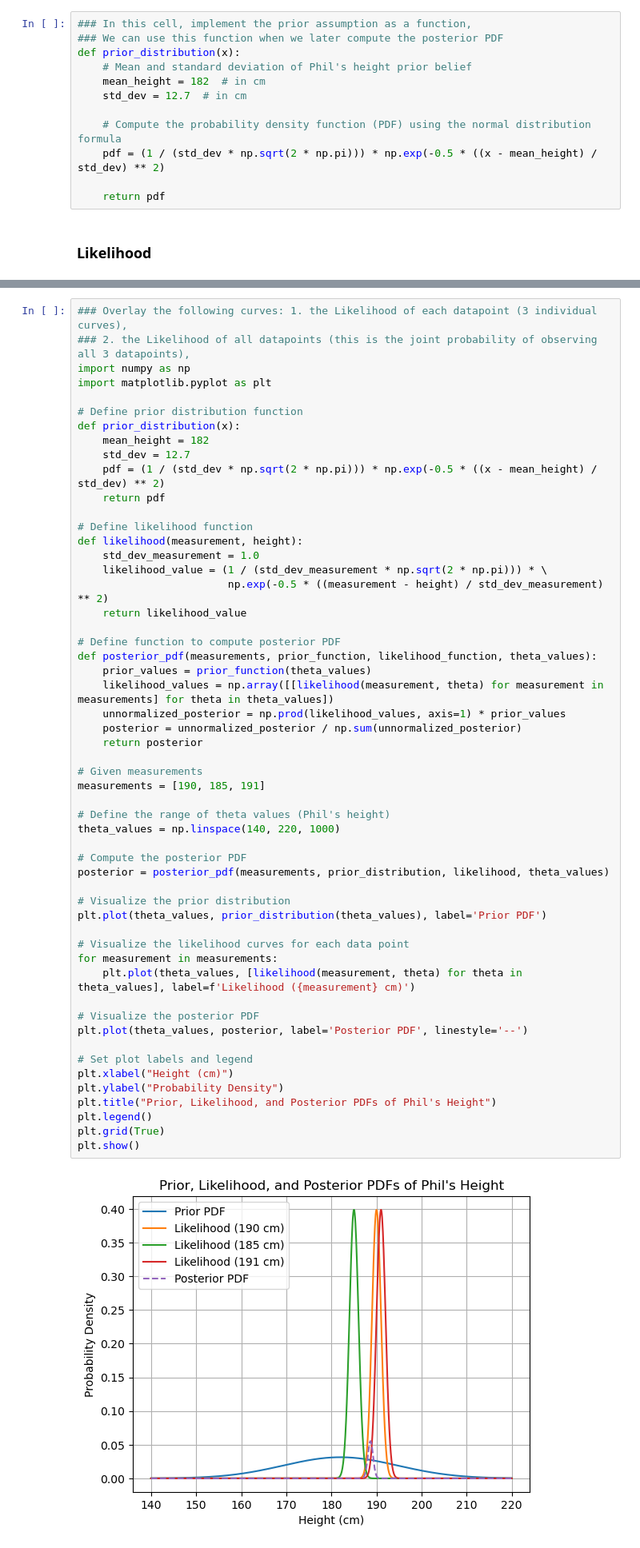
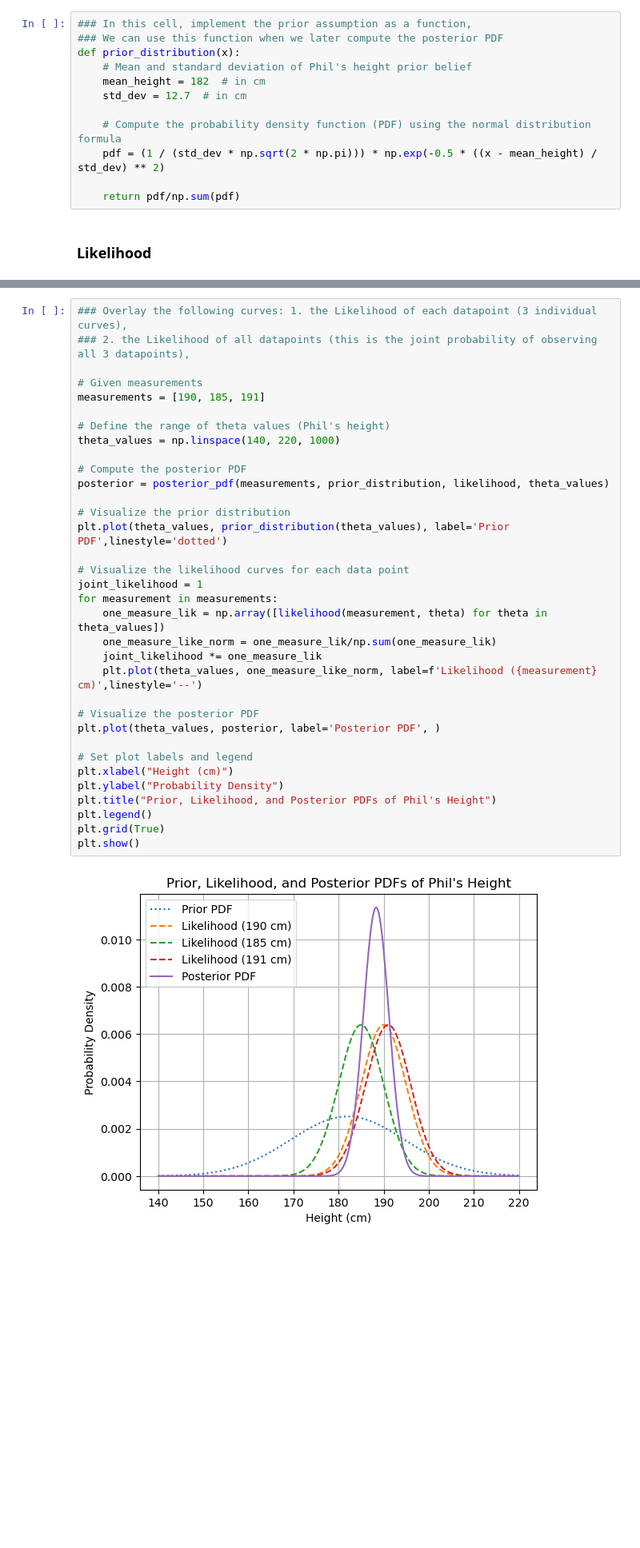
Before and after one commit to emcarthur123/BayesianPrimer, a Jupyter notebook: first_posterior_PDF.ipynb, the cells around one changed output, grey strips where cells are left out. Shown: that part at 80% size. Saved outputs shown, nothing was run; the diff lists cells and outputs as text; blank space fills up the shorter version.

```diff
--- a/first_posterior_PDF.ipynb
+++ b/first_posterior_PDF.ipynb
@@ -40,7 +55,7 @@ def prior_distribution(x):
     # Compute the probability density function (PDF) using the normal distribution formula
     pdf = (1 / (std_dev * np.sqrt(2 * np.pi))) * np.exp(-0.5 * ((x - mean_height) / std_dev) ** 2)
 
-    return pdf
+    return pdf/np.sum(pdf)
 # %% [markdown]
 ### Likelihood
 # %% [markdown]
@@ -128,56 +111,36 @@ measurements = [190, 185, 191]
 # %%
 ### Overlay the following curves: 1. the Likelihood of each datapoint (3 individual curves),
 ### 2. the Likelihood of all datapoints (this is the joint probability of observing all 3 datapoints),
-import numpy as np
-import matplotlib.pyplot as plt
-
-# Define prior distribution function
-def prior_distribution(x):
-    mean_height = 182
-    std_dev = 12.7
-    pdf = (1 / (std_dev * np.sqrt(2 * np.pi))) * np.exp(-0.5 * ((x - mean_height) / std_dev) ** 2)
-    return pdf
-
-# Define likelihood function
-def likelihood(measurement, height):
-    std_dev_measurement = 1.0
-    likelihood_value = (1 / (std_dev_measurement * np.sqrt(2 * np.pi))) * \
-                        np.exp(-0.5 * ((measurement - height) / std_dev_measurement) ** 2)
-    return likelihood_value
-
-# Define function to compute posterior PDF
-def posterior_pdf(measurements, prior_function, likelihood_function, theta_values):
-    prior_values = prior_function(theta_values)
-    likelihood_values = np.array([[likelihood(measurement, theta) for measurement in measurements] for theta in theta_values])
-    unnormalized_posterior = np.prod(likelihood_values, axis=1) * prior_values
-    posterior = unnormalized_posterior / np.sum(unnormalized_posterior)
-    return posterior
 
 # Given measurements
 measurements = [190, 185, 191]
 
 # Define the range of theta values (Phil's height)
 theta_values = np.linspace(140, 220, 1000)
 
 # Compute the posterior PDF
 posterior = posterior_pdf(measurements, prior_distribution, likelihood, theta_values)
 
 # Visualize the prior distribution
-plt.plot(theta_values, prior_distribution(theta_values), label='Prior PDF')
+plt.plot(theta_values, prior_distribution(theta_values), label='Prior PDF',linestyle='dotted')
 
 # Visualize the likelihood curves for each data point
+joint_likelihood = 1
 for measurement in measurements:
-    plt.plot(theta_values, [likelihood(measurement, theta) for theta in theta_values], label=f'Likelihood ({measurement} cm)')
+    one_measure_lik = np.array([likelihood(measurement, theta) for theta in theta_values])
+    one_measure_like_norm = one_measure_lik/np.sum(one_measure_lik)
+    joint_likelihood *= one_measure_lik
+    plt.plot(theta_values, one_measure_like_norm, label=f'Likelihood ({measurement} cm)',linestyle='--')
 
 # Visualize the posterior PDF
-plt.plot(theta_values, posterior, label='Posterior PDF', linestyle='--')
+plt.plot(theta_values, posterior, label='Posterior PDF', )
 
 # Set plot labels and legend
 plt.xlabel("Height (cm)")
 plt.ylabel("Probability Density")
 plt.title("Prior, Likelihood, and Posterior PDFs of Phil's Height")
 plt.legend()
 plt.grid(True)
 plt.show()
 # %% [output]
-[figure, old version]
+[figure, new version]
```
Also changed, not shown: parts of 18 cells of this notebook.
